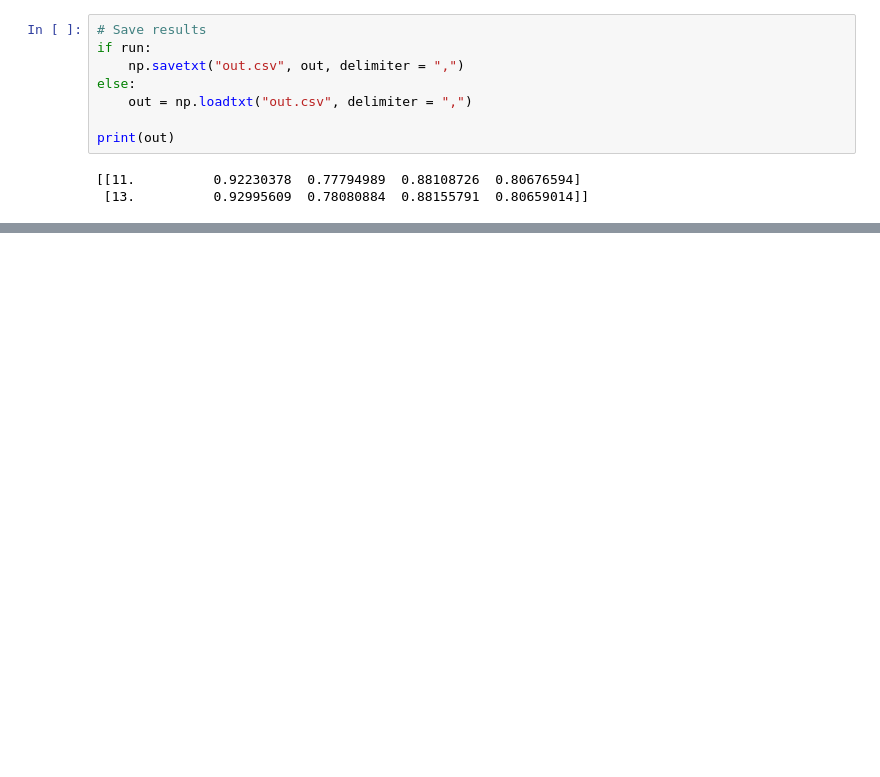
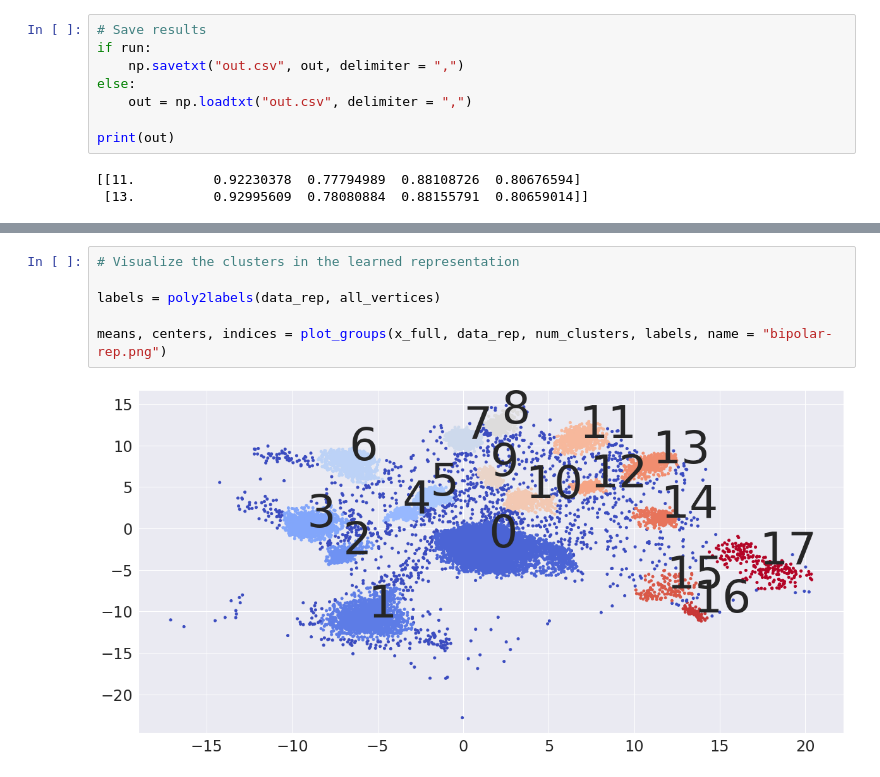
Before and after one commit to chauhankaranraj/ELDR, a Jupyter notebook: Housing-K/demo.ipynb, the cells around one changed output, grey strips where cells are left out. Drawn from its saved outputs; the diff is of its cells as text; blank space fills up the shorter version.

```diff
--- a/Housing-K/demo.ipynb
+++ b/Housing-K/demo.ipynb
@@ -392,0 +270,8 @@ array([4., 4., 4., 4., 4., 4., 4., 4., 4., 4., 4., 4., 4., 4., 4., 4., 4.,
+# %%
+# Visualize the clusters in the learned representation
+
+labels = poly2labels(data_rep, all_vertices)
+
+means, centers, indices = plot_groups(x_full, data_rep, num_clusters, labels, name = "bipolar-rep.png")
+# %% [output]
+[figure, added]
```
Also changed, not shown: parts of 25 cells of this notebook, 1 other file.
